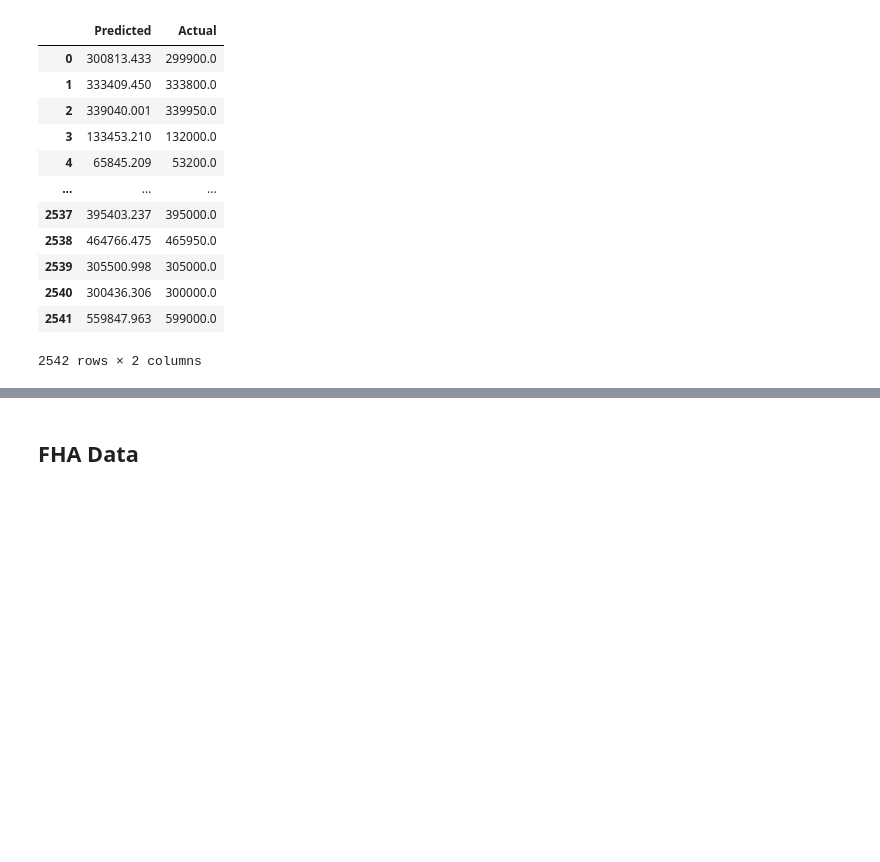
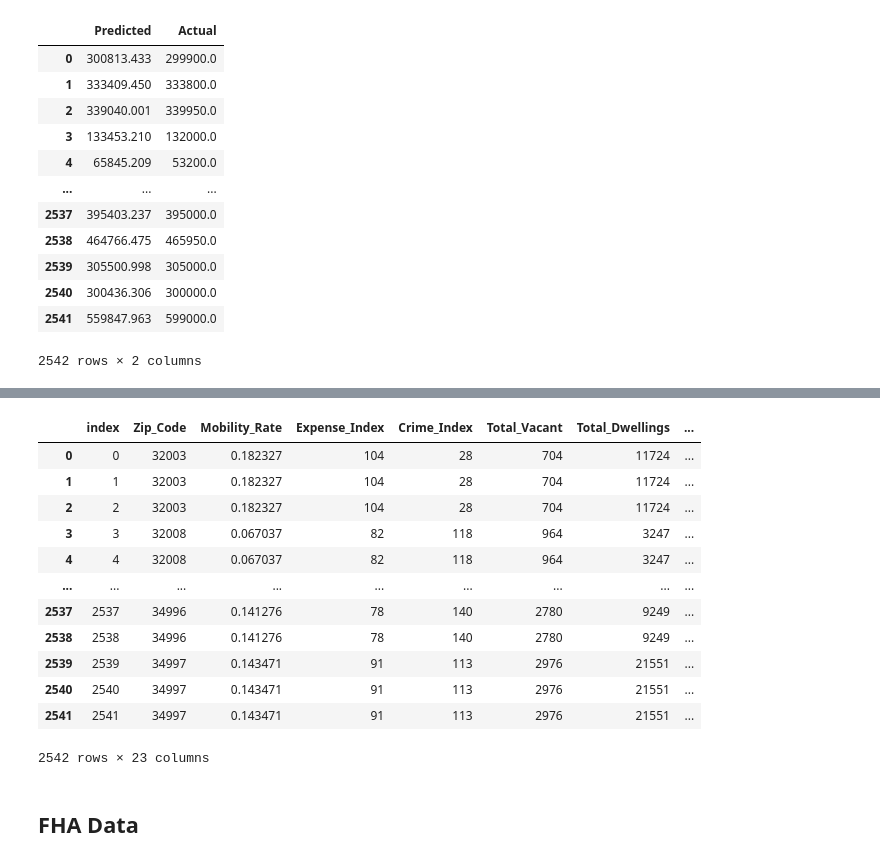
Before and after one commit to FinalProject-2021/Housing_Valuation, a Jupyter notebook: random_forest_regressor_am.ipynb, the cells around one changed output, grey strips where cells are left out. Saved outputs shown, nothing was run; the diff lists cells and outputs as text; code cells hidden in the pictures; blank space fills up the shorter version.

```diff
--- a/random_forest_regressor_am.ipynb
+++ b/random_forest_regressor_am.ipynb
@@ -236,0 +233,4 @@ output
+# %%
+# Calculate mean error for each row and add to new column
+output['RMSLE'] = (np.sqrt(mean_squared_log_error(output['Actual'], output['Predicted'])))
+output
@@ -236,0 +251,3 @@ output
+# %%
+output['% Error'] = abs(output['Predicted'] - output['Actual']) / output['Actual'] * 100
+output
@@ -237,3 +268,24 @@ output
+# %%
+sale_X_test.reset_index(inplace=True)
+output.reset_index(inplace=True)
+
+sale_price_final = pd.concat((sale_X_test, output), axis=1)
+
+sale_price_final
+# %% [output]
+|  | index | Zip_Code | Mobility_Rate | Expense_Index | Crime_Index | Total_Vacant | Total_Dwellings | ... |
+| 0 | 0 | 32003 | 0.182327 | 104 | 28 | 704 | 11724 | ... |
+| 1 | 1 | 32003 | 0.182327 | 104 | 28 | 704 | 11724 | ... |
+| 2 | 2 | 32003 | 0.182327 | 104 | 28 | 704 | 11724 | ... |
+| 3 | 3 | 32008 | 0.067037 | 82 | 118 | 964 | 3247 | ... |
+| 4 | 4 | 32008 | 0.067037 | 82 | 118 | 964 | 3247 | ... |
+| ... | ... | ... | ... | ... | ... | ... | ... | ... |
+| 2537 | 2537 | 34996 | 0.141276 | 78 | 140 | 2780 | 9249 | ... |
+| 2538 | 2538 | 34996 | 0.141276 | 78 | 140 | 2780 | 9249 | ... |
+| 2539 | 2539 | 34997 | 0.143471 | 91 | 113 | 2976 | 21551 | ... |
+| 2540 | 2540 | 34997 | 0.143471 | 91 | 113 | 2976 | 21551 | ... |
+| 2541 | 2541 | 34997 | 0.143471 | 91 | 113 | 2976 | 21551 | ... |
+2542 rows × 23 columns
 # %% [markdown]
 ## FHA Data
 # %%
```
Also changed, not shown: parts of 13 cells of this notebook, 2 other files.
